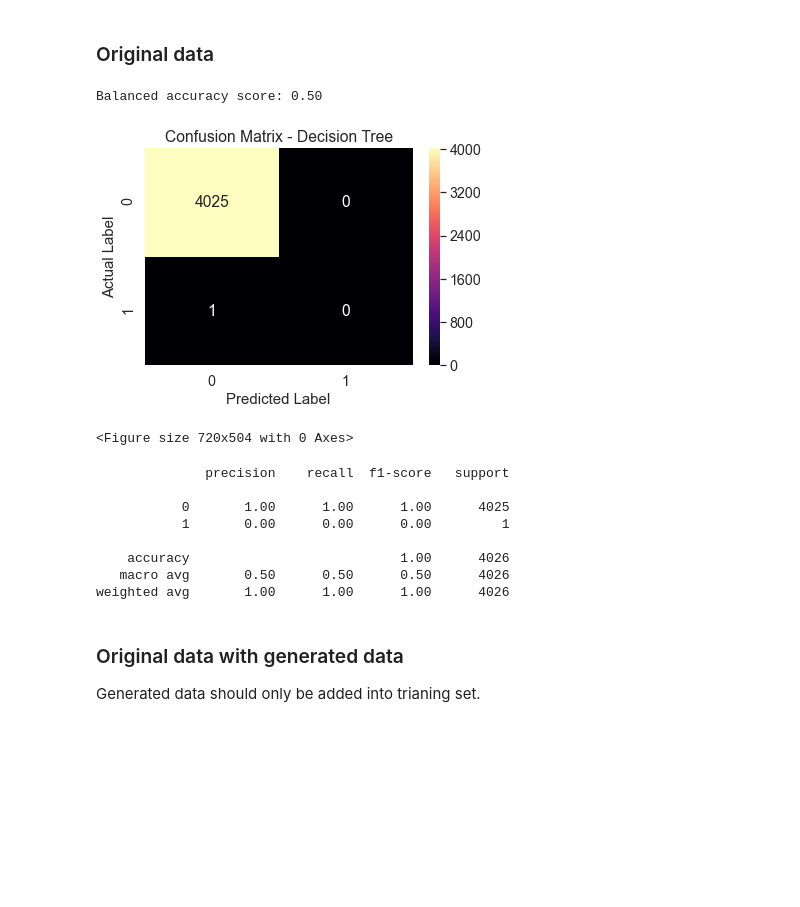
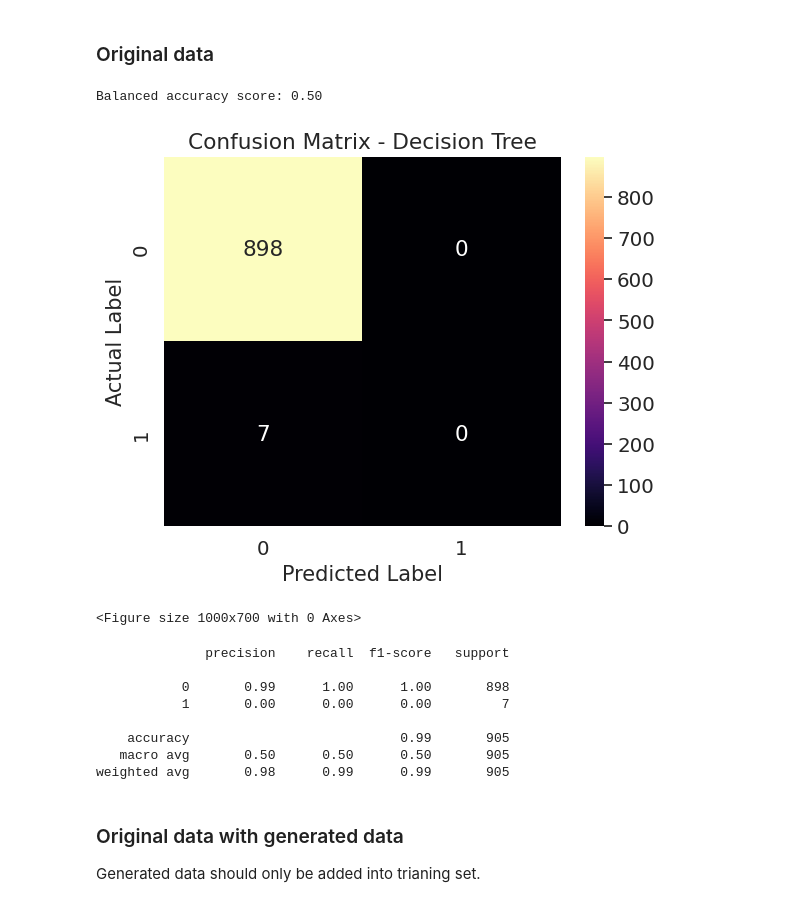
Before and after one commit to L-yue-0112/Signature-based-IDS, a Jupyter notebook: Synthetic Data/CTGAN_PwshAlternateHosts.ipynb, the cells around one changed output. Drawn from its saved outputs; the diff is of its cells as text; code cells hidden in the pictures; blank space fills up the shorter version.

Commit message:
Upload Synthetic Data
Several files changed.

```diff
--- a/Synthetic Data/CTGAN_PwshAlternateHosts.ipynb
+++ b/Synthetic Data/CTGAN_PwshAlternateHosts.ipynb
@@ -8,7 +8,7 @@ from tensorflow import keras
 from tensorflow.keras import layers
 from sklearn import preprocessing
 
-datasetJSONPath = os.getcwd() + "\\datasets\\empire_psremoting_stager_2020-09-20170827.json"
+datasetJSONPath = os.getcwd() + "/datasets/empire_psremoting_stager_2020-09-20170827.json"
 df = json.read_json(path_or_buf=datasetJSONPath, lines=True)
 
 df.shape
@@ -121,6 +123,24 @@ def random_generator(data_list, pick_nums):
         generated_data = pd.concat([generated_data, data_selected], axis=0, ignore_index=True)
 
     return generated_data
+
+# split the training and testing sets manually, make sure that positive data is in the testing set
+def train_test_split_m(X, y, positive_list, test_size=0.33):
+
+    sample_len = int(len(X) * 0.33 - len(positive_list))
+
+    X_test = X.iloc[positive_list]
+    X = X.drop(positive_list)
+
+    X_random = X.sample(sample_len)
+    X = X.drop(X_random.index)
+    X_test = pd.concat([X_test, X_random], axis=0, ignore_index=True)
+    y_test = list([1 for i in range(len(positive_list))] + [0 for i in range(sample_len)])
+
+    X_train = X
+    y_train = [0 for i in range(len(X_train))]
+
+    return (X_train, X_test, y_train, y_test)
 # %%
 features = ["Channel", "EventID", "Message", "Description", "ImageLoaded", "Image", "PipeName"]
 df = df[features]
@@ -148 +168,14 @@ model = CTGAN.load(r'models\PwshAlternateHosts.pkl')
+# %%
+from sdv.metadata import SingleTableMetadata
+from sdv.single_table import CTGANSynthesizer
+
+metadata = SingleTableMetadata()
+metadata.detect_from_dataframe(data=df)
+
+synthesizer = CTGANSynthesizer(metadata,cuda=True)
+
+synthesizer.fit(df)
+
+# save and reuse the model
+synthesizer.save(filepath=os.getcwd() + '/models/PwshAlternateHosts.pkl')
 # %%
@@ -236,31 +308,32 @@ from sklearn.preprocessing import MinMaxScaler
 # %%
 from sklearn.model_selection import train_test_split
 from sklearn.tree import DecisionTreeClassifier
 from sklearn.model_selection import cross_val_score, StratifiedKFold
 
 X = preprocess(df)
 X, le_dict = labelEncoder_get(X)
 y = labelList(df.shape[0], [2, 4, 7, 8, 12, 768, 799])
 
 clf = DecisionTreeClassifier()
-X_train, X_test, y_train, y_test = train_test_split(X, y, test_size = 0.33, random_state=42)
+# X_train, X_test, y_train, y_test = train_test_split(X, y, test_size = 0.33, random_state=42)
+X_train, X_test, y_train, y_test = train_test_split_m(X, y, [2, 4, 7, 8, 12, 768, 799])
 
 clf.fit(X_train, y_train)
 y_predict = clf.predict(X_test)
 print("Balanced accuracy score: {:.2f}".format(metrics.balanced_accuracy_score(y_test, y_predict)))
 draw_confusionMatrix(y_test, y_predict)
 # %% [output]
 Balanced accuracy score: 0.50
-[figure, old version]
+[figure, new version]
-<Figure size 720x504 with 0 Axes>
+<Figure size 1000x700 with 0 Axes>
               precision    recall  f1-score   support
 
-           0       1.00      1.00      1.00      4025
-           1       0.00      0.00      0.00         1
+           0       0.99      1.00      1.00       898
+           1       0.00      0.00      0.00         7
 
-    accuracy                           1.00      4026
-   macro avg       0.50      0.50      0.50      4026
-weighted avg       1.00      1.00      1.00      4026
+    accuracy                           0.99       905
+   macro avg       0.50      0.50      0.50       905
+weighted avg       0.98      0.99      0.99       905
 # %% [markdown]
 ### Original data with generated data
 Generated data should only be added into trianing set.
```
Also changed, not shown: parts of 12 cells of this notebook, 3 other files.
